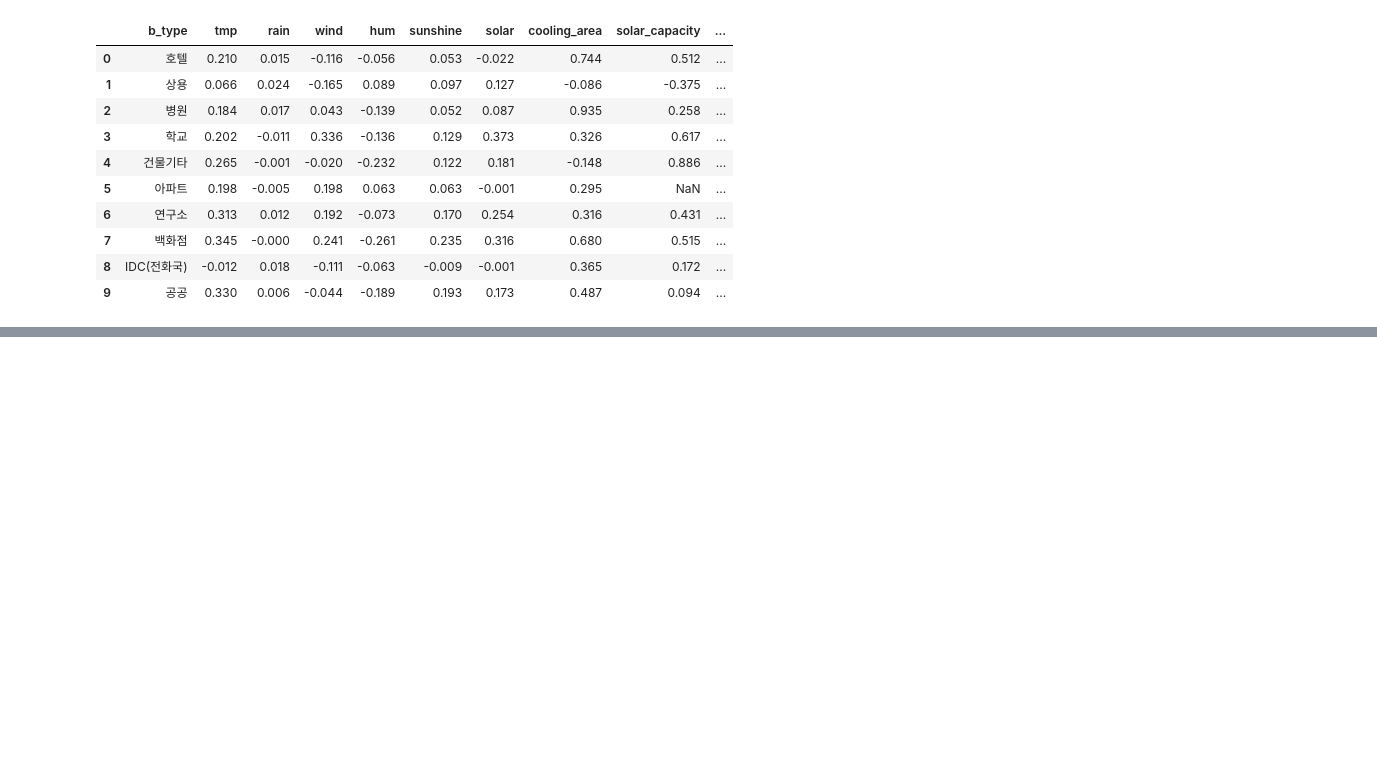
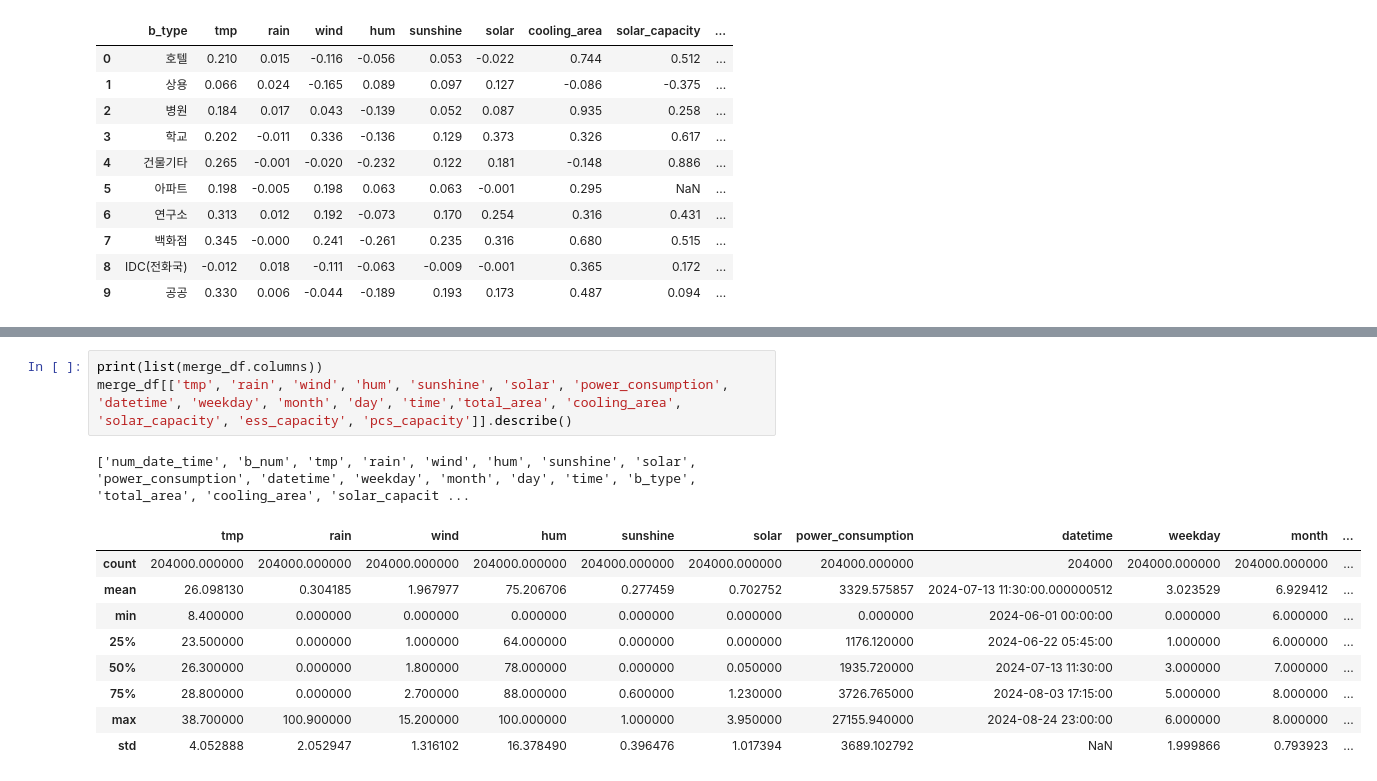
Before and after one commit to Jacod97/DACON_Project, a Jupyter notebook: Electricity_prediction/scripts/data_process.ipynb, the cells around one changed output, grey strips where cells are left out. Saved outputs shown, nothing was run; the diff lists cells and outputs as text; blank space fills up the shorter version.

```diff
--- a/Electricity_prediction/scripts/data_process.ipynb
+++ b/Electricity_prediction/scripts/data_process.ipynb
@@ -170,0 +221,14 @@ display(ranking_dfs)
+# %%
+print(list(merge_df.columns))
+merge_df[['tmp', 'rain', 'wind', 'hum', 'sunshine', 'solar', 'power_consumption', 'datetime', 'weekday', 'month', 'day', 'time','total_area', 'cooling_area', 'solar_capacity', 'ess_capacity', 'pcs_capacity']].describe()
+# %% [output]
+['num_date_time', 'b_num', 'tmp', 'rain', 'wind', 'hum', 'sunshine', 'solar', 'power_consumption', 'datetime', 'weekday', 'month', 'day', 'time', 'b_type', 'total_area', 'cooling_area', 'solar_capacit ...
+|  | tmp | rain | wind | hum | sunshine | solar | power_consumption | datetime | weekday | month | ... |
+| count | 204000.000000 | 204000.000000 | 204000.000000 | 204000.000000 | 204000.000000 | 204000.000000 | 204000.000000 | 204000 | 204000.000000 | 204000.000000 | ... |
+| mean | 26.098130 | 0.304185 | 1.967977 | 75.206706 | 0.277459 | 0.702752 | 3329.575857 | 2024-07-13 11:30:00.000000512 | 3.023529 | 6.929412 | ... |
+| min | 8.400000 | 0.000000 | 0.000000 | 0.000000 | 0.000000 | 0.000000 | 0.000000 | 2024-06-01 00:00:00 | 0.000000 | 6.000000 | ... |
+| 25% | 23.500000 | 0.000000 | 1.000000 | 64.000000 | 0.000000 | 0.000000 | 1176.120000 | 2024-06-22 05:45:00 | 1.000000 | 6.000000 | ... |
+| 50% | 26.300000 | 0.000000 | 1.800000 | 78.000000 | 0.000000 | 0.050000 | 1935.720000 | 2024-07-13 11:30:00 | 3.000000 | 7.000000 | ... |
+| 75% | 28.800000 | 0.000000 | 2.700000 | 88.000000 | 0.600000 | 1.230000 | 3726.765000 | 2024-08-03 17:15:00 | 5.000000 | 8.000000 | ... |
+| max | 38.700000 | 100.900000 | 15.200000 | 100.000000 | 1.000000 | 3.950000 | 27155.940000 | 2024-08-24 23:00:00 | 6.000000 | 8.000000 | ... |
+| std | 4.052888 | 2.052947 | 1.316102 | 16.378490 | 0.396476 | 1.017394 | 3689.102792 | NaN | 1.999866 | 0.793923 | ... |
```
Also changed, not shown: parts of 2 cells of this notebook.
